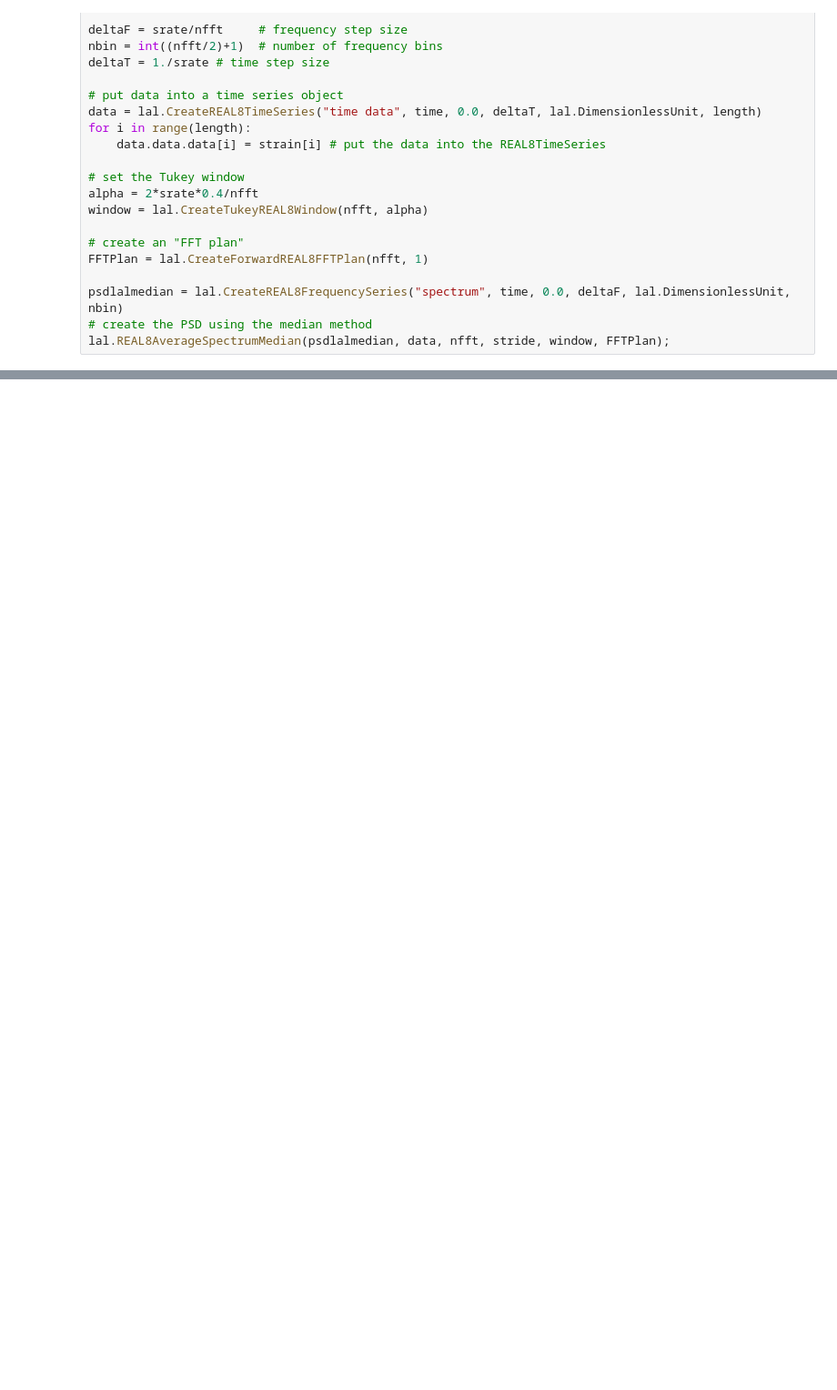
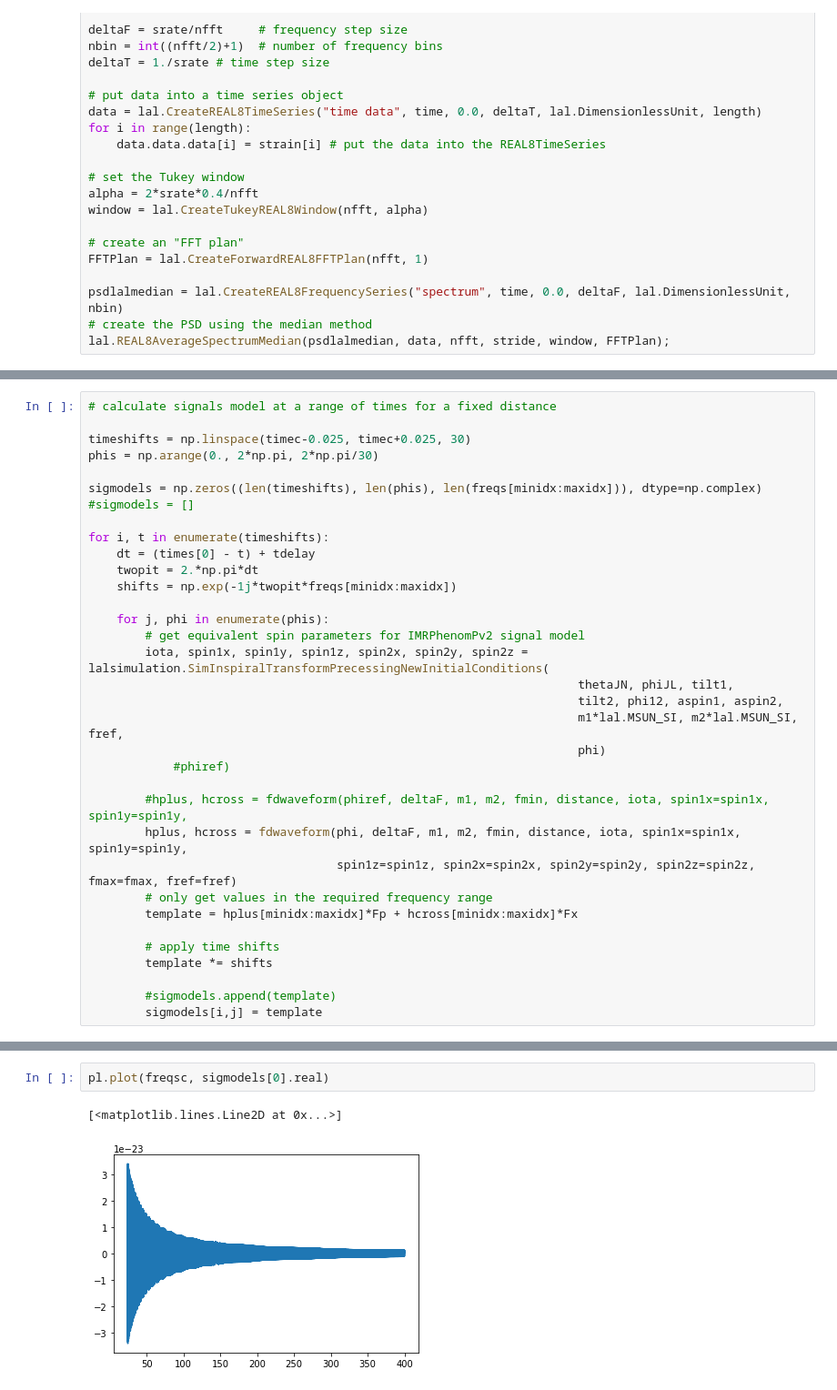
Before and after one commit to mattpitkin/gw_notebooks, a Jupyter notebook: EstimateDistance.ipynb, the cells around one changed output, grey strips where cells are left out. Shown at 91% size. Cells and saved outputs as stored; diff of their text form; blank space fills up the shorter version.

Commit message:
Try including time delay in model

```diff
--- a/EstimateDistance.ipynb
+++ b/EstimateDistance.ipynb
@@ -202,3 +248,37 @@ for phi in phis:
+# %%
+# calculate signals model at a range of times for a fixed distance
+
+timeshifts = np.linspace(timec-0.025, timec+0.025, 30)
+phis = np.arange(0., 2*np.pi, 2*np.pi/30)
+
+sigmodels = np.zeros((len(timeshifts), len(phis), len(freqs[minidx:maxidx])), dtype=np.complex)
+#sigmodels = []
+
+for i, t in enumerate(timeshifts):
+    dt = (times[0] - t) + tdelay
+    twopit = 2.*np.pi*dt
+    shifts = np.exp(-1j*twopit*freqs[minidx:maxidx])
+
+    for j, phi in enumerate(phis):
+        # get equivalent spin parameters for IMRPhenomPv2 signal model
+        iota, spin1x, spin1y, spin1z, spin2x, spin2y, spin2z = lalsimulation.SimInspiralTransformPrecessingNewInitialConditions(
+                                                                     thetaJN, phiJL, tilt1,
+                                                                     tilt2, phi12, aspin1, aspin2,
+                                                                     m1*lal.MSUN_SI, m2*lal.MSUN_SI, fref,
+                                                                     phi)
+            #phiref)
+
+        #hplus, hcross = fdwaveform(phiref, deltaF, m1, m2, fmin, distance, iota, spin1x=spin1x, spin1y=spin1y,
+        hplus, hcross = fdwaveform(phi, deltaF, m1, m2, fmin, distance, iota, spin1x=spin1x, spin1y=spin1y,
+                                   spin1z=spin1z, spin2x=spin2x, spin2y=spin2y, spin2z=spin2z, fmax=fmax, fref=fref)
+        # only get values in the required frequency range
+        template = hplus[minidx:maxidx]*Fp + hcross[minidx:maxidx]*Fx
+
+        # apply time shifts
+        template *= shifts
+
+        #sigmodels.append(template)
+        sigmodels[i,j] = template
 # %%
 # window and FFT the data
 # try LAL FFT
@@ -279,3 +360,8 @@ pl.semilogy(freqsc, np.abs(sigmodelc)**2, 'g')
 # %% [output]
 [<matplotlib.lines.Line2D at 0x...>]
 [figure]
+# %%
+pl.plot(freqsc, sigmodels[0].real)
+# %% [output]
+[<matplotlib.lines.Line2D at 0x...>]
+[figure, added]
```
Also changed, not shown: parts of 16 cells of this notebook.
